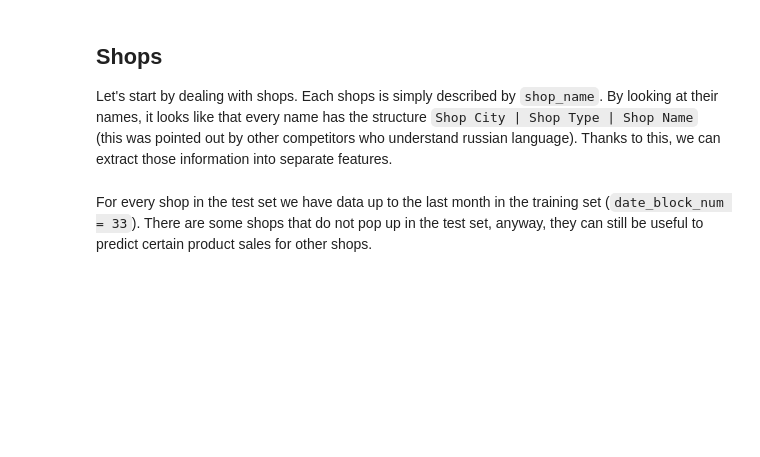
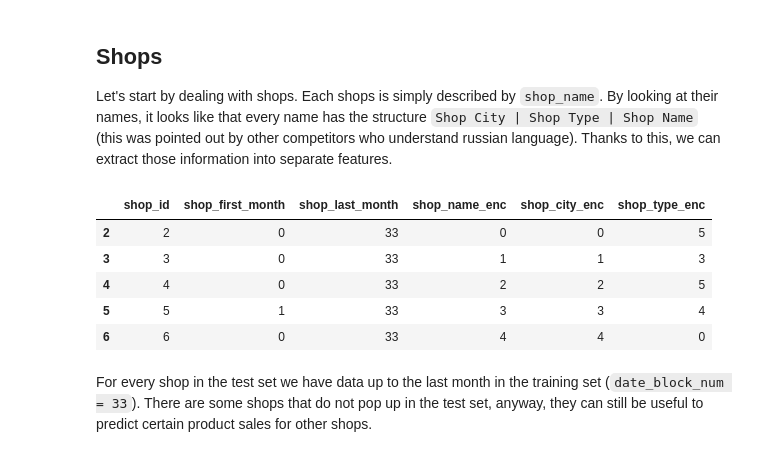
Before and after one commit to pietroventurini/predict-future-sales, a Jupyter notebook: Predict_Future_Sales_EDA.ipynb, the cells around one changed output. Drawn from its saved outputs; the diff is of its cells as text; code cells hidden in the pictures; blank space fills up the shorter version.

```diff
--- a/Predict_Future_Sales_EDA.ipynb
+++ b/Predict_Future_Sales_EDA.ipynb
@@ -286,3 +300,30 @@ shops = shops.join(train.groupby('shop_id')['date_block_num'].max()).rename(colu
+# %%
+# add first month to each shop
+shops = shops.join(train.groupby('shop_id')['date_block_num'].min()).rename(columns={'date_block_num':'shop_first_month'})
+
+# add last month to each shop
+shops = shops.join(train.groupby('shop_id')['date_block_num'].max()).rename(columns={'date_block_num':'shop_last_month'})
+
+# label encoding names
+shops = shops.fillna('NO_DATA')
+cols_to_encode = ['shop_name','shop_city','shop_type']
+encoded_cols = [col+'_enc' for col in cols_to_encode]
+shops[encoded_cols] = shops[cols_to_encode].apply(LabelEncoder().fit_transform)
+#shops = shops.join(pd.get_dummies(shops[cols_to_encode]).add_suffix('_enc'))
+
+shops = shops.drop(columns=cols_to_encode)
+shops = downcast(shops)
+shops.head(5)
+
+# note: if you want to replace directly the columns with their encoded version, just override them
+# in that case, to later perform inverse_transform see https://stackoverflow.com/questions/24458645/label-encoding-across-multiple-columns-in-scikit-learn
+# %% [output]
+|  | shop_id | shop_first_month | shop_last_month | shop_name_enc | shop_city_enc | shop_type_enc |
+| 2 | 2 | 0 | 33 | 0 | 0 | 5 |
+| 3 | 3 | 0 | 33 | 1 | 1 | 3 |
+| 4 | 4 | 0 | 33 | 2 | 2 | 5 |
+| 5 | 5 | 1 | 33 | 3 | 3 | 4 |
+| 6 | 6 | 0 | 33 | 4 | 4 | 0 |
 # %% [markdown]
 For every shop in the test set we have data up to the last month in the training set (`date_block_num = 33`). There are some shops that do not pop up in the test set, anyway, they can still be useful to predict certain product sales for other shops.
 # %%
```
Also changed, not shown: parts of 28 cells of this notebook.
